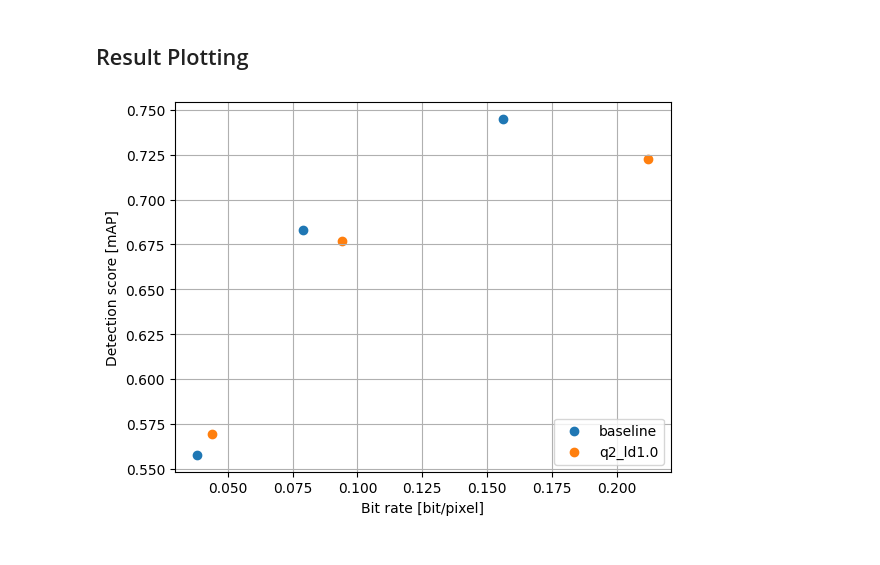
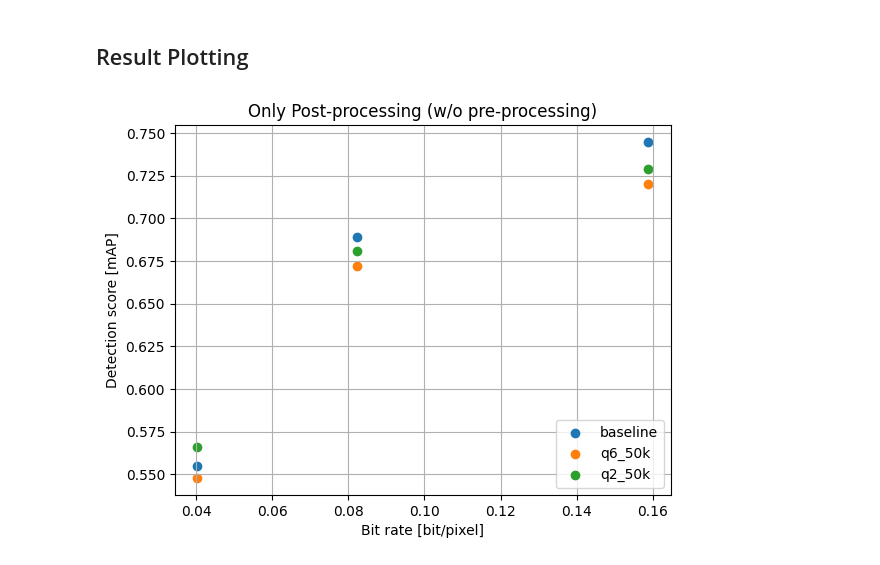
Before and after one commit to seongmoon729/surrogate_v2, a Jupyter notebook: visualization.ipynb, the cells around one changed output. Saved outputs shown, nothing was run; the diff lists cells and outputs as text; code cells hidden in the pictures.

```diff
--- a/visualization.ipynb
+++ b/visualization.ipynb
@@ -108,11 +30,35 @@ filter_result = filter_result[filter_result['codec'] == codec]
-# %%
-plt.scatter(x=base_result['bpp'], y=base_result['metric'], label='baseline')
-plt.scatter(x=filter_result['bpp'], y=filter_result['metric'], label=saved_filter_model_path.parent.name)
-plt.grid(True)
-plt.legend(loc='lower right')
-plt.xlabel('Bit rate [bit/pixel]')
-plt.ylabel('Detection score [mAP]')
-plt.savefig('result.png', dpi=300)
-plt.show()
-# %% [output]
-[figure, removed]
+# %%
+# Only Post-processing Results
+# (without pre-processing)
+
+codec = 'vvenc'
+saved_filter_model_path_1 = Path('out/detection/faster_rcnn_X_101_32x8d_FPN_3x/q6_ld0.5/s50000_bs2_adam_lr0.0001_exponential_0.1')
+saved_filter_model_path_2 = Path('out/detection/faster_rcnn_X_101_32x8d_FPN_3x/q2_ld0.5/s50000_bs2_adam_lr0.0001_exponential_0.1')
+
+base_result = pd.read_csv('result_baseline.csv')
+filter_result_1 = pd.read_csv('out/detection/faster_rcnn_X_101_32x8d_FPN_3x/q6_ld0.5/s50000_bs2_adam_lr0.0001_exponential_0.1/result.csv')
+filter_result_2 = pd.read_csv('out/detection/faster_rcnn_X_101_32x8d_FPN_3x/q2_ld0.5/s50000_bs2_adam_lr0.0001_exponential_0.1/result.csv')
+
+base_result = base_result[base_result['codec'] == codec]
+filter_result_1 = filter_result_1[filter_result_1['codec'] == codec]
+filter_result_1 = filter_result_1[filter_result_1['step'] == 50000]
+filter_result_2 = filter_result_2[filter_result_2['codec'] == codec]
+filter_result_2 = filter_result_2[filter_result_2['step'] == 50000]
+
+
+# baseline
+plt.scatter(x=base_result['bpp'], y=base_result['metric'], label='baseline')
+
+plt.scatter(x=filter_result_1['bpp'], y=filter_result_1['metric'], label=saved_filter_model_path_1.parent.name[0:2]+'_50k')
+plt.scatter(x=filter_result_2['bpp'], y=filter_result_2['metric'], label=saved_filter_model_path_2.parent.name[0:2]+'_50k')
+
+
+plt.grid(True)
+plt.legend(loc='lower right')
+plt.title('Only Post-processing (w/o pre-processing)')
+plt.xlabel('Bit rate [bit/pixel]')
+plt.ylabel('Detection score [mAP]')
+plt.savefig('result.png', dpi=300)
+plt.show()
+# %% [output]
+[figure, added]
```
Also changed, not shown: parts of 7 cells of this notebook, 5 other files.
